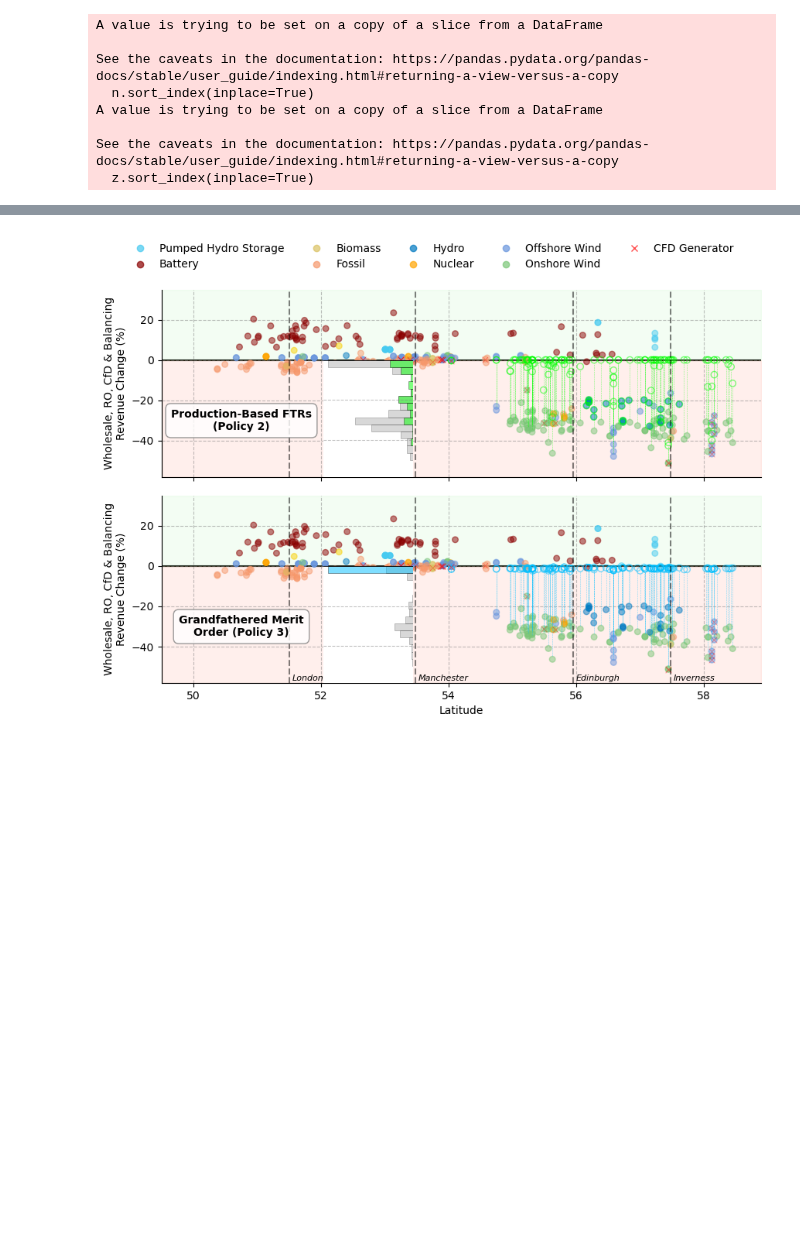
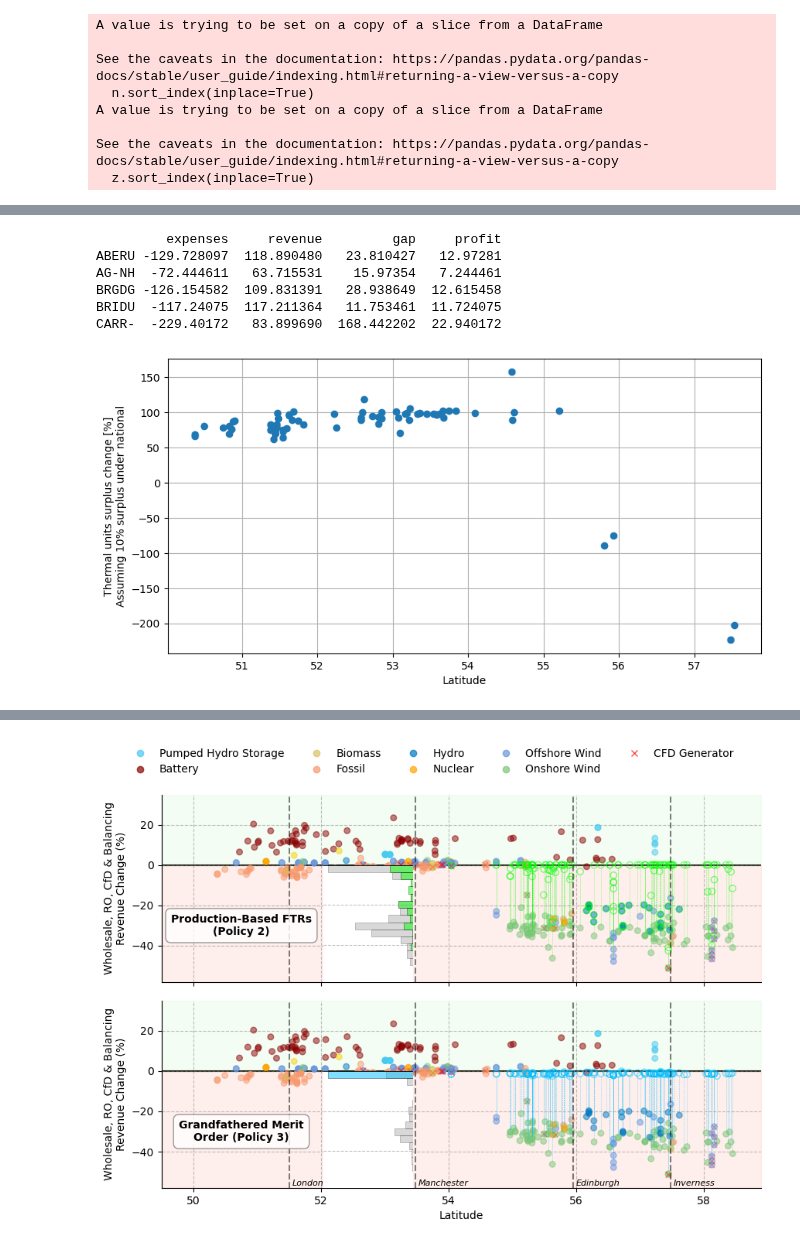
Before and after one commit to LukasFrankenQ/GBPower, a Jupyter notebook: notebooks/unit_revenues.ipynb, the cells around one changed output, grey strips where cells are left out. Drawn from its saved outputs; the diff is of its cells as text; code cells hidden in the pictures; blank space fills up the shorter version.

```diff
--- a/notebooks/unit_revenues.ipynb
+++ b/notebooks/unit_revenues.ipynb
@@ -348,0 +311,77 @@ plt.show()
+# %%
+nd = dispatch.loc[idx[:, 'national', :], :].groupby(level=0).sum()
+n_mwh_delivered = nd.groupby(nd.index.str[:5]).sum().sum(axis=1)
+
+zd = dispatch.loc[idx[:, 'zonal', :], :].groupby(level=0).sum()
+z_mwh_delivered = zd.groupby(zd.index.str[:5]).sum().sum(axis=1)
+# %%
+# National expenses and revenue
+n_exp = national_expenses.sort_values(ascending=False)
+n_exp = n_exp.loc[n_exp > 0]
+n_exp = n_exp.groupby(n_exp.index.str[:5]).sum()
+
+n_rev = n.replace(np.nan, 0).groupby(level=0).sum().sum(axis=1)
+# Group by first 5 characters of index and sum
+n_rev_grouped = n_rev.groupby(n_rev.index.str[:5]).sum()
+
+# Get total MWh delivered for each plant group
+# Calculate revenue per MWh delivered
+n_rev = (
+    n_rev_grouped.loc[n_exp.index]
+    .div(
+        n_mwh_delivered.loc[n_exp.index]
+        .where(n_mwh_delivered.loc[n_exp.index] > 0, np.nan)
+    )# .mul(1e-6)
+)
+
+national_comparison = pd.concat((n_exp.rename('expenses'), n_rev.rename('revenue')), axis=1)
+national_comparison['expenses'] *= -1.
+
+# national_comparison['diff'] = national_comparison['revenue'] - national_comparison['expenses']
+national_comparison['gap'] = - 1.1 * national_comparison['expenses'] - national_comparison['revenue']
+national_comparison['profit'] = national_comparison.sum(axis=1)
+
+print(national_comparison.head())
+# %% [output]
+         expenses     revenue         gap     profit
+ABERU -129.728097  118.890480   23.810427   12.97281
+AG-NH  -72.444611   63.715531    15.97354   7.244461
+BRGDG -126.154582  109.831391   28.938649  12.615458
+BRIDU  -117.24075  117.211364   11.753461  11.724075
+CARR-  -229.40172   83.899690  168.442202  22.940172
+# %%
+# Zonal expenses and revenue
+z_exp = zonal_expenses.sort_values(ascending=False)
+z_exp = z_exp.loc[z_exp > 0]
+z_exp = z_exp.groupby(z_exp.index.str[:5]).sum()
+
+z_rev = z.replace(np.nan, 0).groupby(level=0).sum().sum(axis=1)
+# Group by first 5 characters of index and sum
+z_rev_grouped = z_rev.groupby(z_rev.index.str[:5]).sum()
+
+# Calculate revenue per MWh delivered
+z_rev = z_rev_grouped.div(z_mwh_delivered.loc[z_exp.index].where(z_mwh_delivered.loc[z_exp.index] > 0, np.nan)).loc[z_exp.index]# .mul(1e-6)
+z_rev = z_rev.groupby(z_rev.index.str[:5]).sum().loc[z_exp.index]# .mul(1e-6)
+
+zonal_comparison = pd.concat((z_exp.rename('expenses').mul(-1), z_rev.rename('revenue')), axis=1)
+
+zonal_comparison['profit'] = zonal_comparison.sum(axis=1).add(national_comparison['gap'].clip(lower=0))
+# zonal_comparison['diff'] = zonal_comparison['revenue'] - zonal_comparison['expenses']
+# %%
+inter = thermal_units.str[:5].intersection(zonal_comparison.index)
+
+profit_change = zonal_comparison['profit'].div(national_comparison['profit']).loc[inter].sort_values()
+# %%
+short_bmus = bmus.groupby(bmus.index.str[:5]).first()
+
+fig, ax = plt.subplots(1, 1, figsize=(10, 5))
+ax.scatter(short_bmus.loc[profit_change.index], profit_change.values * 100)
+ax.set_ylabel('Thermal units surplus change [%]\nAssuming 10% surplus under national')
+
+ax.set_xlabel('Latitude')
+ax.grid(True)
+ax.set_axisbelow(True)
+
+plt.show()
+# %% [output]
+[figure, added]
```
Also changed, not shown: parts of 24 cells of this notebook, 3 other files.
